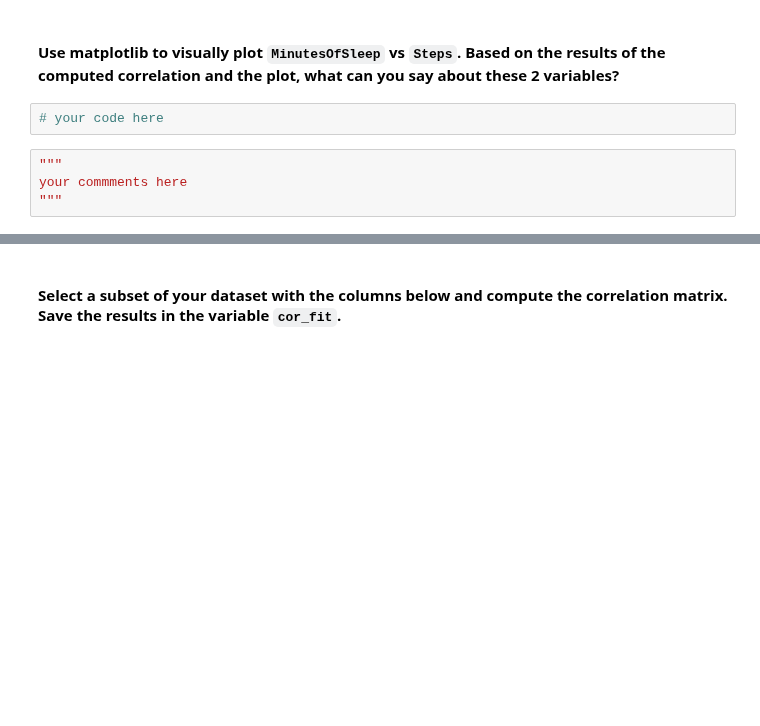
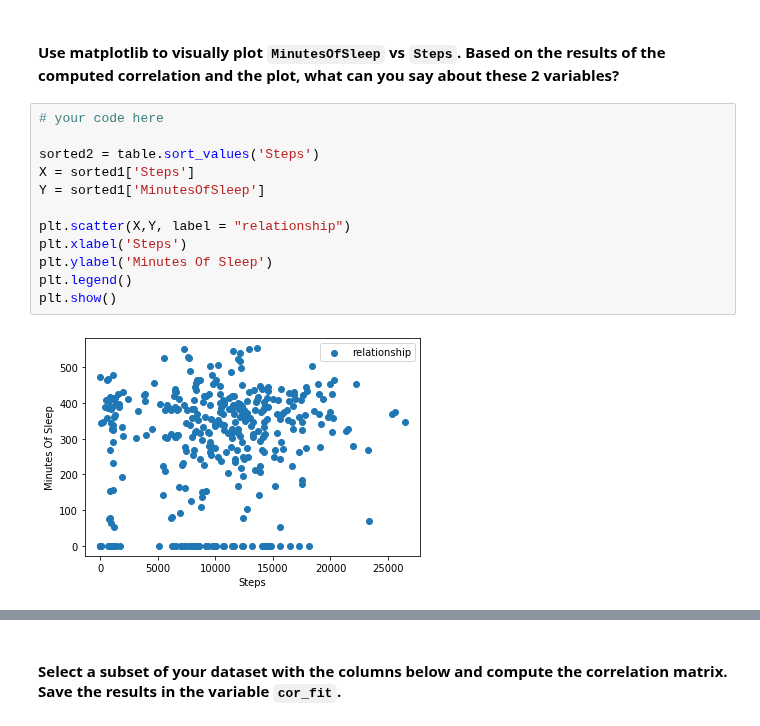
Before and after one commit to haggarw3/daft-miami-1019-labs, a Jupyter notebook: module-2/Pivot-Table-Correlation/your_code/main.ipynb, the cells around one changed output, grey strips where cells are left out. Saved outputs shown, nothing was run; the diff lists cells and outputs as text; blank space fills up the shorter version.

```diff
--- a/module-2/Pivot-Table-Correlation/your_code/main.ipynb
+++ b/module-2/Pivot-Table-Correlation/your_code/main.ipynb
@@ -434,8 +478,16 @@ your commments here
 # %% [markdown]
 #### Use matplotlib to visually plot `MinutesOfSleep` vs `Steps`. Based on the results of the computed correlation and the plot, what can you say about these 2 variables?
-# %%
-# your code here
-# %%
-"""
-your commments here
-"""
+# %%
+# your code here
+
+sorted2 = table.sort_values('Steps')
+X = sorted1['Steps']
+Y = sorted1['MinutesOfSleep']
+
+plt.scatter(X,Y, label = "relationship")
+plt.xlabel('Steps')
+plt.ylabel('Minutes Of Sleep')
+plt.legend()
+plt.show()
+# %% [output]
+[figure, added]
```
Also changed, not shown: parts of 22 cells of this notebook.
